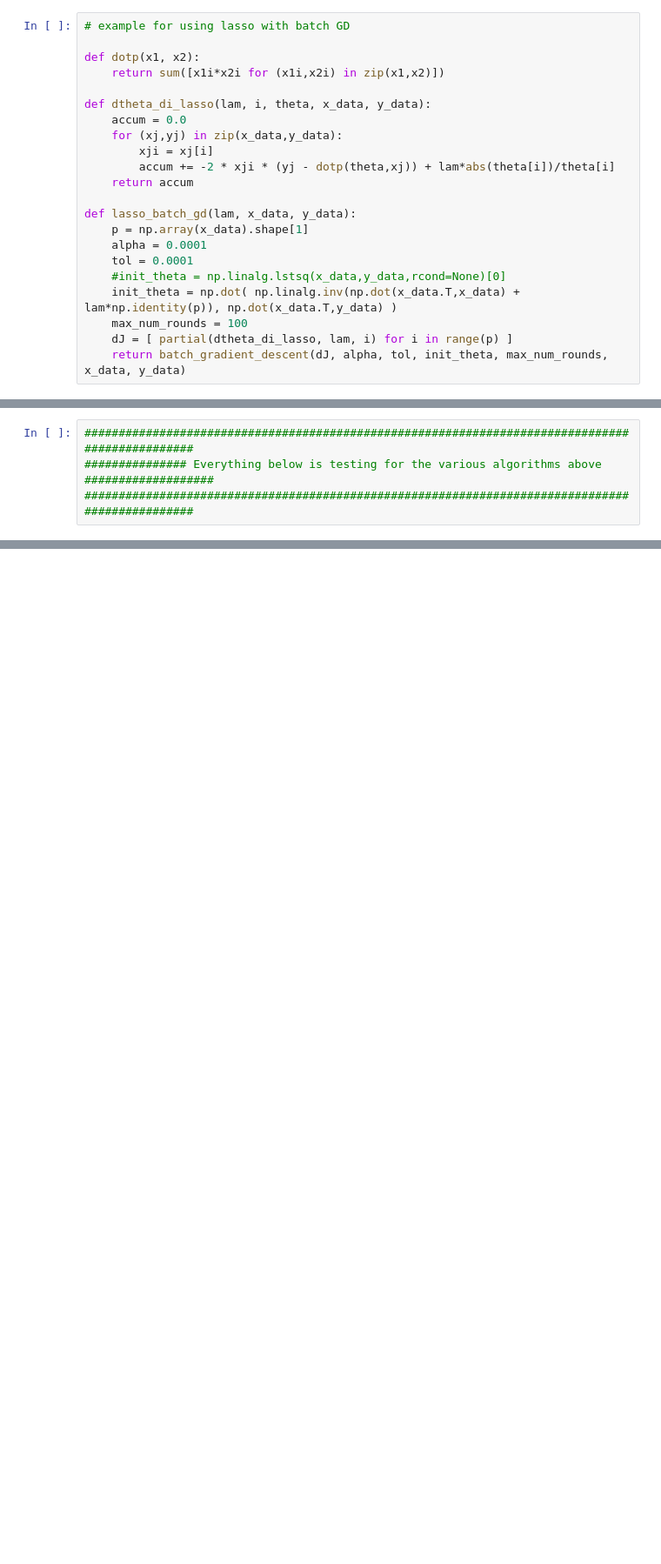
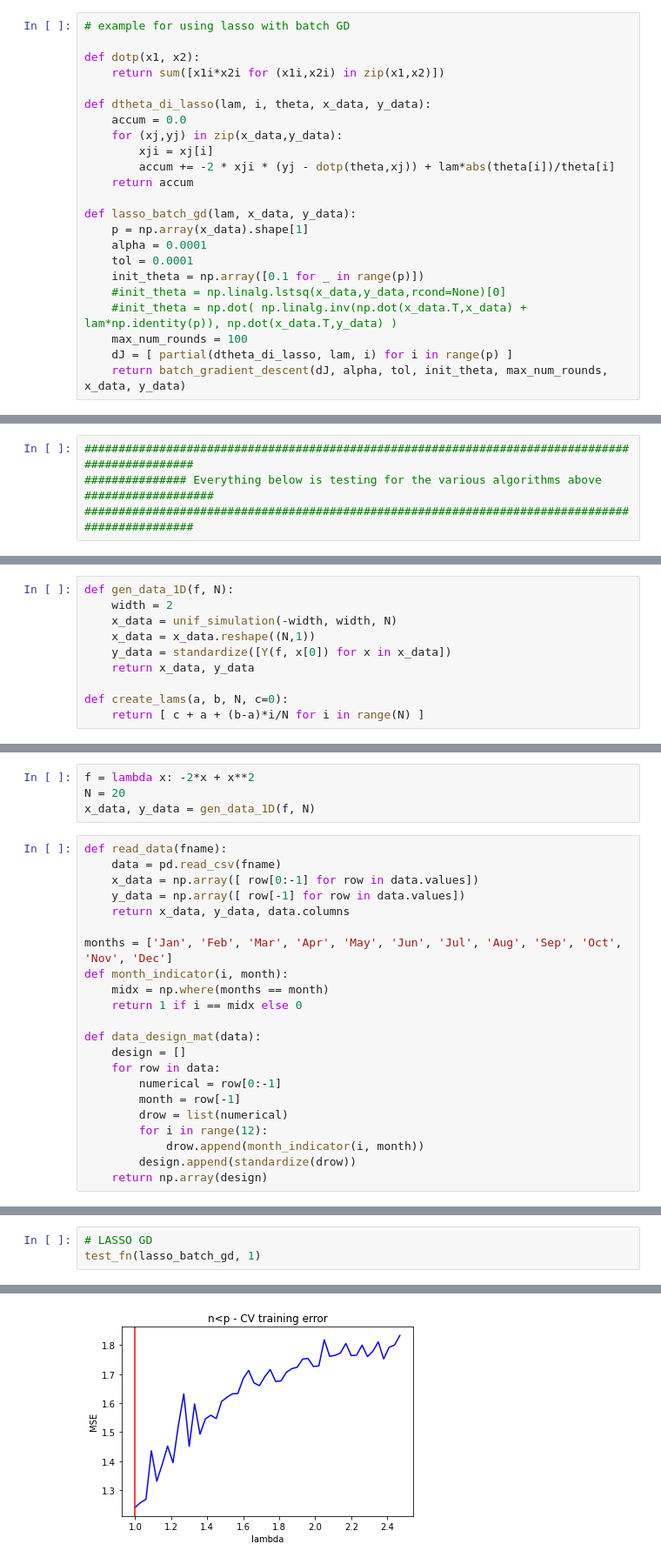
Before and after one commit to iandardik/CS6140_project, a Jupyter notebook: pathwise_cd.ipynb, the cells around one changed output, grey strips where cells are left out. Shown at 87% size. Cells and saved outputs as stored; diff of their text form; blank space fills up the shorter version.

```diff
--- a/pathwise_cd.ipynb
+++ b/pathwise_cd.ipynb
@@ -52,8 +60,9 @@ def lasso_batch_gd(lam, x_data, y_data):
     p = np.array(x_data).shape[1]
     alpha = 0.0001
     tol = 0.0001
+    init_theta = np.array([0.1 for _ in range(p)])
     #init_theta = np.linalg.lstsq(x_data,y_data,rcond=None)[0]
-    init_theta = np.dot( np.linalg.inv(np.dot(x_data.T,x_data) + lam*np.identity(p)), np.dot(x_data.T,y_data) )
+    #init_theta = np.dot( np.linalg.inv(np.dot(x_data.T,x_data) + lam*np.identity(p)), np.dot(x_data.T,y_data) )
     max_num_rounds = 100
     dJ = [ partial(dtheta_di_lasso, lam, i) for i in range(p) ]
     return batch_gradient_descent(dJ, alpha, tol, init_theta, max_num_rounds, x_data, y_data)
@@ -450,0 +270,10 @@ Corresponding Lambda Value: 0.9833333333333333
+# %%
+def gen_data_1D(f, N):
+    width = 2
+    x_data = unif_simulation(-width, width, N)
+    x_data = x_data.reshape((N,1))
+    y_data = standardize([Y(f, x[0]) for x in x_data])
+    return x_data, y_data
+
+def create_lams(a, b, N, c=0):
+    return [ c + a + (b-a)*i/N for i in range(N) ]
@@ -450,0 +284,26 @@ Corresponding Lambda Value: 0.9833333333333333
+# %%
+f = lambda x: -2*x + x**2
+N = 20
+x_data, y_data = gen_data_1D(f, N)
+# %%
+def read_data(fname):
+    data = pd.read_csv(fname)
+    x_data = np.array([ row[0:-1] for row in data.values])
+    y_data = np.array([ row[-1] for row in data.values])
+    return x_data, y_data, data.columns
+
+months = ['Jan', 'Feb', 'Mar', 'Apr', 'May', 'Jun', 'Jul', 'Aug', 'Sep', 'Oct', 'Nov', 'Dec']
+def month_indicator(i, month):
+    midx = np.where(months == month)
+    return 1 if i == midx else 0
+
+def data_design_mat(data):
+    design = []
+    for row in data:
+        numerical = row[0:-1]
+        month = row[-1]
+        drow = list(numerical)
+        for i in range(12):
+            drow.append(month_indicator(i, month))
+        design.append(standardize(drow))
+    return np.array(design)
@@ -450,0 +494,4 @@ Corresponding Lambda Value: 0.9833333333333333
+# %%
+# LASSO GD
+test_fn(lasso_batch_gd, 1)
+# %% [output]
@@ -450,0 +499 @@ Corresponding Lambda Value: 0.9833333333333333
+[figure, added]
```
Also changed, not shown: parts of 17 cells of this notebook, 6 other files.
